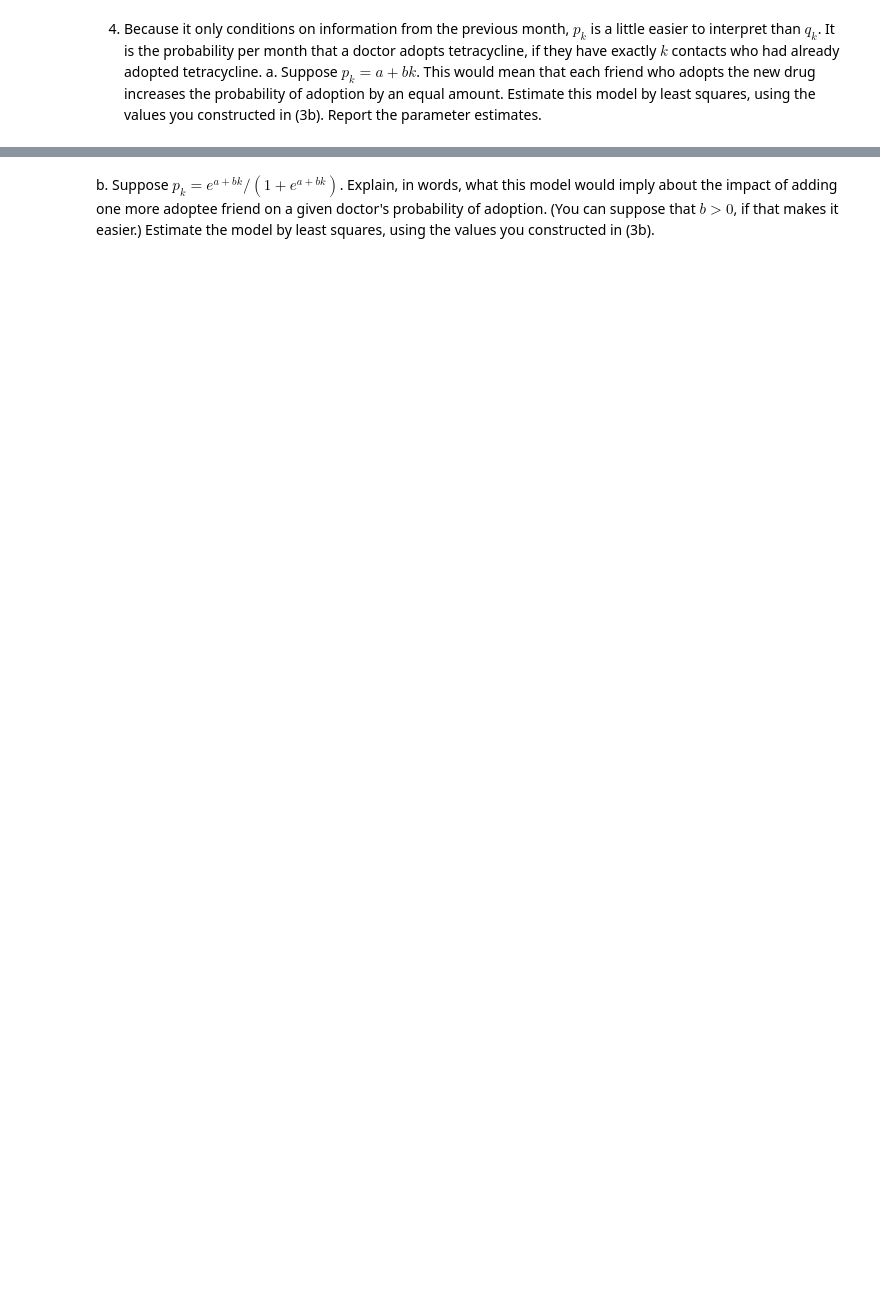
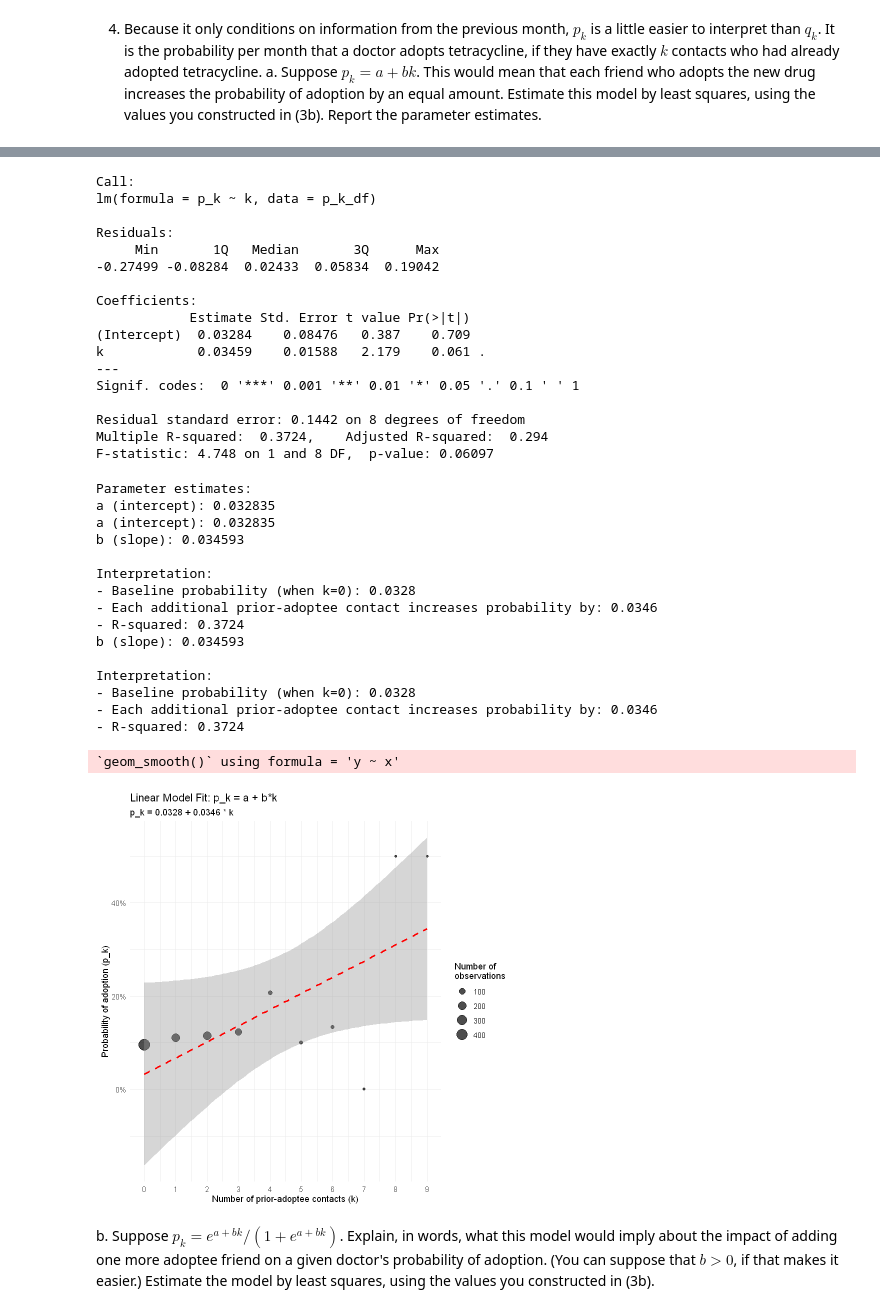
Before and after one commit to AI1379/math-practice, a Jupyter notebook: homework/Homework-04.ipynb, the cells around one changed output, grey strips where cells are left out. Saved outputs shown, nothing was run; the diff lists cells and outputs as text; code cells hidden in the pictures; blank space fills up the shorter version.

```diff
--- a/homework/Homework-04.ipynb
+++ b/homework/Homework-04.ipynb
@@ -45,3 +346,48 @@ and
 # %% [markdown]
 4. Because it only conditions on information from the previous month, $p_k$ is a little easier to interpret than $q_k$.  It is the probability per month that a doctor adopts tetracycline, if they have exactly $k$ contacts who had already adopted tetracycline.
   a. Suppose $p_k = a + bk$.  This would mean that each friend who adopts the new drug increases the probability of adoption by an equal amount.  Estimate this model by least squares, using the values you constructed in (3b).  Report the parameter estimates.
+# %%
+# Question 4.a: Linear model p_k = a + bk
+# Estimate the model by least squares using the p_k values from 3b
+
+# Use the p_k_df data frame from question 3b
+# Fit linear model: p_k = a + b*k
+linear_model <- lm(p_k ~ k, data = p_k_df)
+
+# Display the results
+cat("Linear Model: p_k = a + b*k\n")
+cat("Parameter estimates:\n")
+summary(linear_model)
+
+# Extract coefficients
+a_linear <- coef(linear_model)[1] # intercept
+b_linear <- coef(linear_model)[2] # slope
+
+cat("\nParameter estimates:\n")
+cat("a (intercept):", round(a_linear, 6), "\n")
+cat("b (slope):", round(b_linear, 6), "\n")
+
+# Interpretation
+cat("\nInterpretation:\n")
+cat("- Baseline probability (when k=0):", round(a_linear, 4), "\n")
+cat("- Each additional prior-adoptee contact increases probability by:", round(b_linear, 4), "\n")
+
+# Calculate R-squared
+r_squared <- summary(linear_model)$r.squared
+cat("- R-squared:", round(r_squared, 4), "\n")
+
+# Plot the linear fit
+ggplot(p_k_df, aes(x = k, y = p_k)) +
+    geom_point(aes(size = n_obs), alpha = 0.7) +
+    geom_smooth(method = "lm", se = TRUE, color = "red", linetype = "dashed") +
+    labs(
+        title = "Linear Model Fit: p_k = a + b*k",
+        subtitle = paste("p_k =", round(a_linear, 4), "+", round(b_linear, 4), "* k"),
+        x = "Number of prior-adoptee contacts (k)",
+        y = "Probability of adoption (p_k)",
+        size = "Number of\nobservations"
+    ) +
+    theme_minimal() +
+    scale_x_continuous(breaks = seq(0, max(p_k_df$k), by = 1)) +
+    scale_y_continuous(labels = scales::percent_format())
+# %% [output]
@@ -48,2 +397,36 @@ and
+Call:
+lm(formula = p_k ~ k, data = p_k_df)
+
+Residuals:
+     Min       1Q   Median       3Q      Max
+-0.27499 -0.08284  0.02433  0.05834  0.19042
+
+Coefficients:
+            Estimate Std. Error t value Pr(>|t|)
+(Intercept)  0.03284    0.08476   0.387    0.709
+k            0.03459    0.01588   2.179    0.061 .
+---
+Signif. codes:  0 '***' 0.001 '**' 0.01 '*' 0.05 '.' 0.1 ' ' 1
+
+Residual standard error: 0.1442 on 8 degrees of freedom
+Multiple R-squared:  0.3724,    Adjusted R-squared:  0.294
+F-statistic: 4.748 on 1 and 8 DF,  p-value: 0.06097
+Parameter estimates:
+a (intercept): 0.032835
+a (intercept): 0.032835
+b (slope): 0.034593
+
+Interpretation:
+- Baseline probability (when k=0): 0.0328
+- Each additional prior-adoptee contact increases probability by: 0.0346
+- R-squared: 0.3724
+b (slope): 0.034593
+
+Interpretation:
+- Baseline probability (when k=0): 0.0328
+- Each additional prior-adoptee contact increases probability by: 0.0346
+- R-squared: 0.3724
+`geom_smooth()` using formula = 'y ~ x'
+[figure, added]
 # %% [markdown]
   b. Suppose $p_k = e^{a+bk}/(1+e^{a+bk})$.  Explain, in words, what this model would imply about the impact of adding one more adoptee friend on a given doctor's probability of adoption.  (You can suppose that $b > 0$, if that makes it easier.)  Estimate the model by least squares, using the values you constructed in (3b).
```
Also changed, not shown: parts of 17 cells of this notebook, 7 other files.
